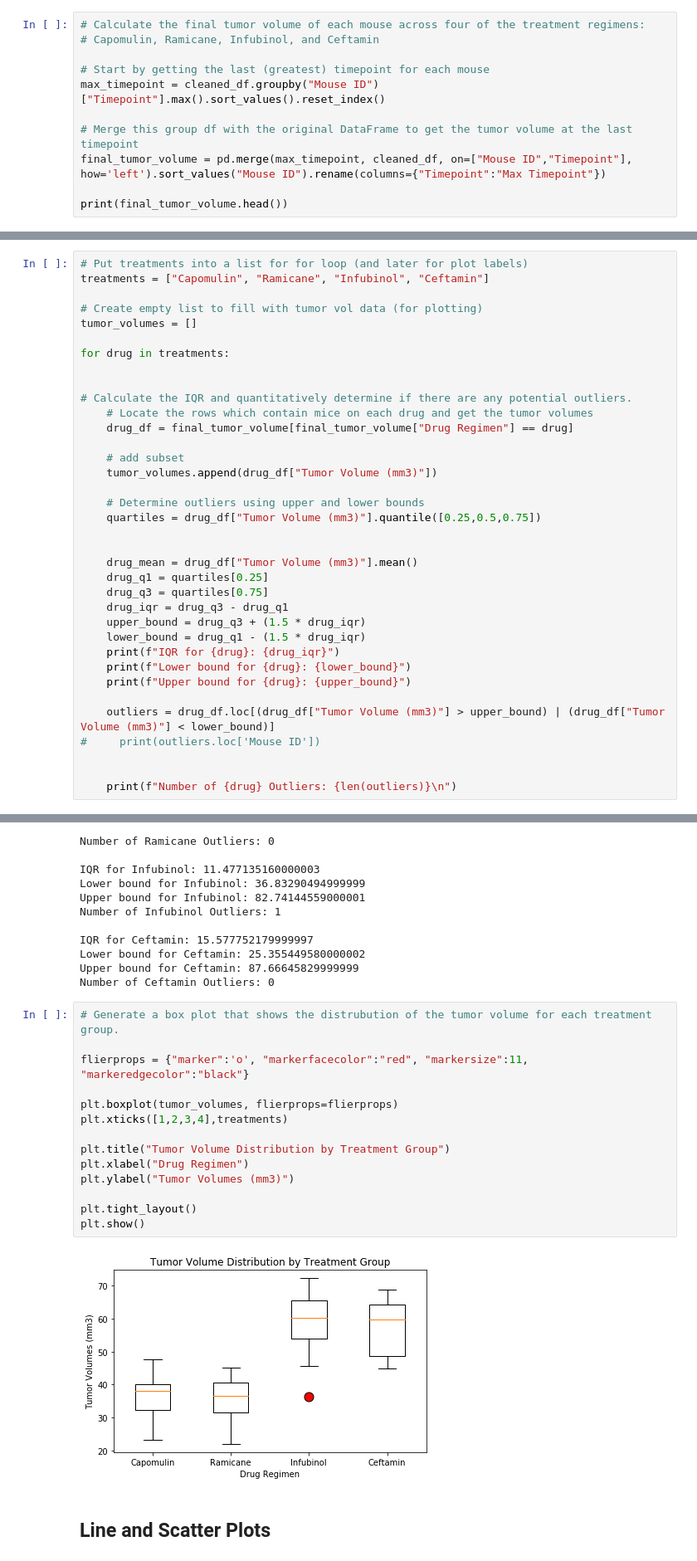
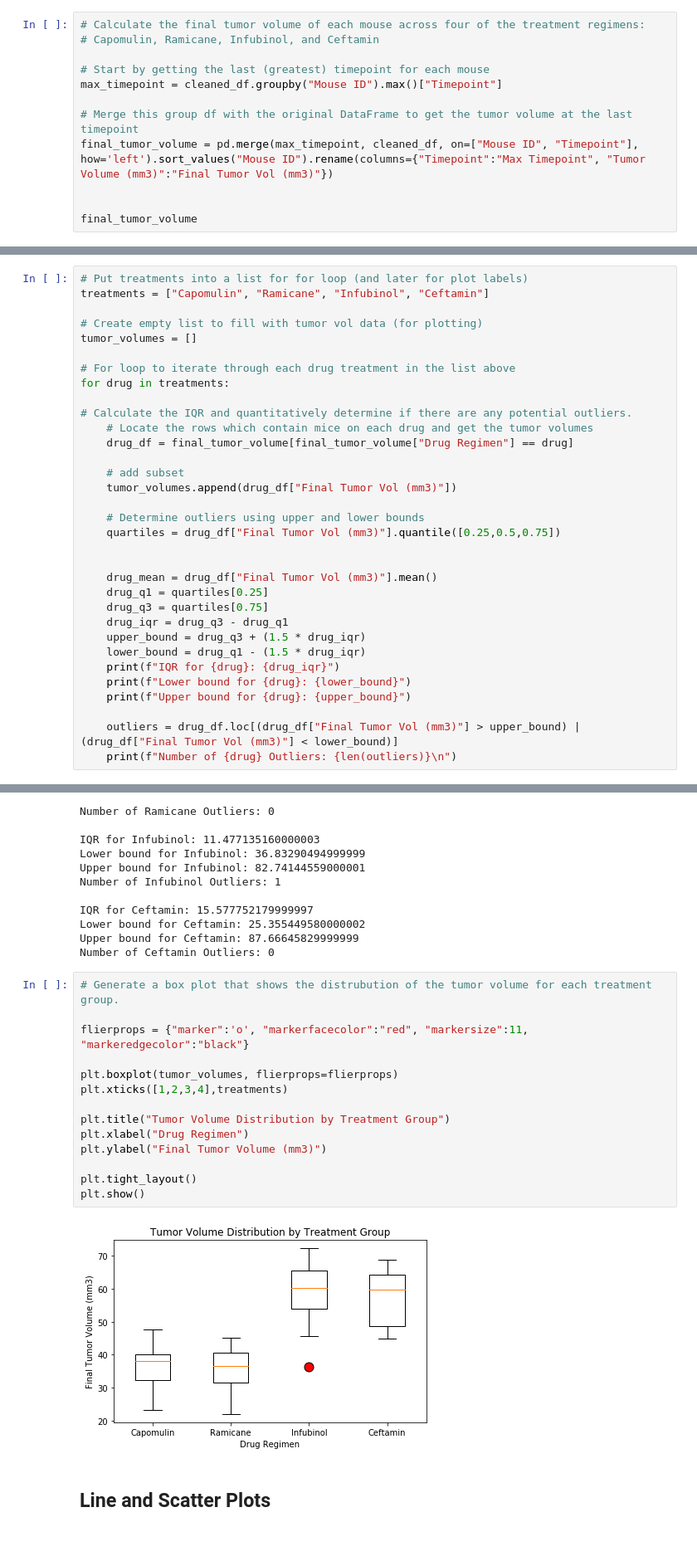
Before and after one commit to gdagger/Module-5-Challenge, a Jupyter notebook: Pymaceuticals/pymaceuticals.ipynb, the cells around one changed output, grey strips where cells are left out. Shown at 83% size. Drawn from its saved outputs; the diff is of its cells as text.

```diff
--- a/Pymaceuticals/pymaceuticals.ipynb
+++ b/Pymaceuticals/pymaceuticals.ipynb
@@ -218,10 +223,11 @@ plt.show()
 # Capomulin, Ramicane, Infubinol, and Ceftamin
 
 # Start by getting the last (greatest) timepoint for each mouse
-max_timepoint = cleaned_df.groupby("Mouse ID")["Timepoint"].max().sort_values().reset_index()
+max_timepoint = cleaned_df.groupby("Mouse ID").max()["Timepoint"]
 
 # Merge this group df with the original DataFrame to get the tumor volume at the last timepoint
-final_tumor_volume = pd.merge(max_timepoint, cleaned_df, on=["Mouse ID","Timepoint"], how='left').sort_values("Mouse ID").rename(columns={"Timepoint":"Max Timepoint"})
+final_tumor_volume = pd.merge(max_timepoint, cleaned_df, on=["Mouse ID", "Timepoint"], how='left').sort_values("Mouse ID").rename(columns={"Timepoint":"Max Timepoint", "Tumor Volume (mm3)":"Final Tumor Vol (mm3)"})
 
-print(final_tumor_volume.head())
+
+final_tumor_volume
 # %% [output]
@@ -245,21 +251,21 @@ treatments = ["Capomulin", "Ramicane", "Infubinol", "Ceftamin"]
 # Create empty list to fill with tumor vol data (for plotting)
 tumor_volumes = []
 
+# For loop to iterate through each drug treatment in the list above
 for drug in treatments:
-
 
 # Calculate the IQR and quantitatively determine if there are any potential outliers.
     # Locate the rows which contain mice on each drug and get the tumor volumes
     drug_df = final_tumor_volume[final_tumor_volume["Drug Regimen"] == drug]
 
     # add subset
-    tumor_volumes.append(drug_df["Tumor Volume (mm3)"])
+    tumor_volumes.append(drug_df["Final Tumor Vol (mm3)"])
 
     # Determine outliers using upper and lower bounds
-    quartiles = drug_df["Tumor Volume (mm3)"].quantile([0.25,0.5,0.75])
+    quartiles = drug_df["Final Tumor Vol (mm3)"].quantile([0.25,0.5,0.75])
 
 
-    drug_mean = drug_df["Tumor Volume (mm3)"].mean()
+    drug_mean = drug_df["Final Tumor Vol (mm3)"].mean()
     drug_q1 = quartiles[0.25]
     drug_q3 = quartiles[0.75]
     drug_iqr = drug_q3 - drug_q1
@@ -269,10 +275,7 @@ for drug in treatments:
     print(f"Lower bound for {drug}: {lower_bound}")
     print(f"Upper bound for {drug}: {upper_bound}")
 
-    outliers = drug_df.loc[(drug_df["Tumor Volume (mm3)"] > upper_bound) | (drug_df["Tumor Volume (mm3)"] < lower_bound)]
-#     print(outliers.loc['Mouse ID'])
-
-
+    outliers = drug_df.loc[(drug_df["Final Tumor Vol (mm3)"] > upper_bound) | (drug_df["Final Tumor Vol (mm3)"] < lower_bound)]
     print(f"Number of {drug} Outliers: {len(outliers)}\n")
 # %% [output]
 IQR for Capomulin: 7.781863460000004
@@ -297,19 +300,19 @@ Number of Ceftamin Outliers: 0
 # %%
 # Generate a box plot that shows the distrubution of the tumor volume for each treatment group.
 
 flierprops = {"marker":'o', "markerfacecolor":"red", "markersize":11, "markeredgecolor":"black"}
 
 plt.boxplot(tumor_volumes, flierprops=flierprops)
 plt.xticks([1,2,3,4],treatments)
 
 plt.title("Tumor Volume Distribution by Treatment Group")
 plt.xlabel("Drug Regimen")
-plt.ylabel("Tumor Volumes (mm3)")
+plt.ylabel("Final Tumor Volume (mm3)")
 
 plt.tight_layout()
 plt.show()
 # %% [output]
-[figure, old version]
+[figure, new version]
 # %% [markdown]
 ## Line and Scatter Plots
 # %%
```
Also changed, not shown: parts of 11 cells of this notebook, 2 other files.
